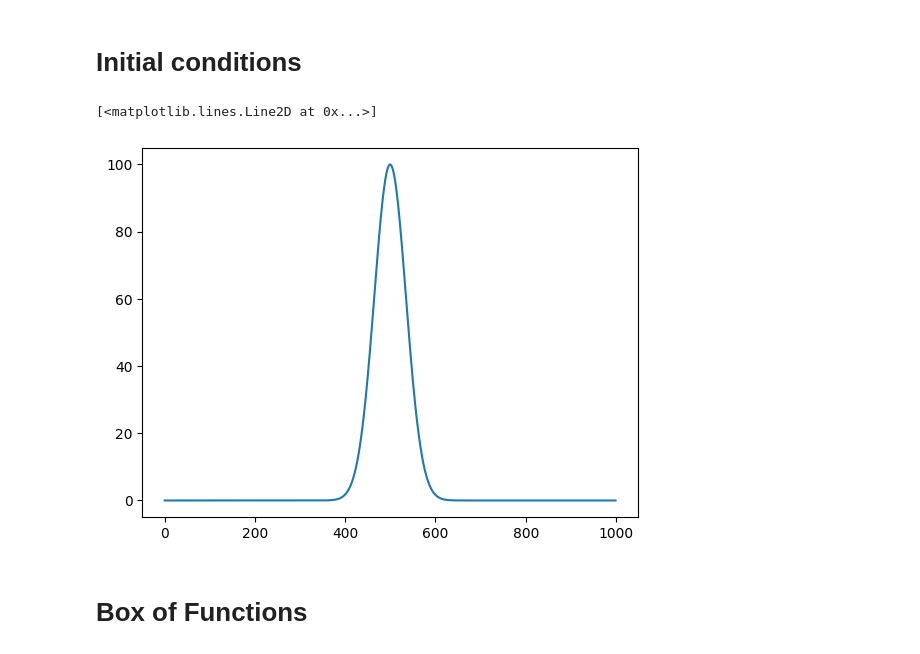
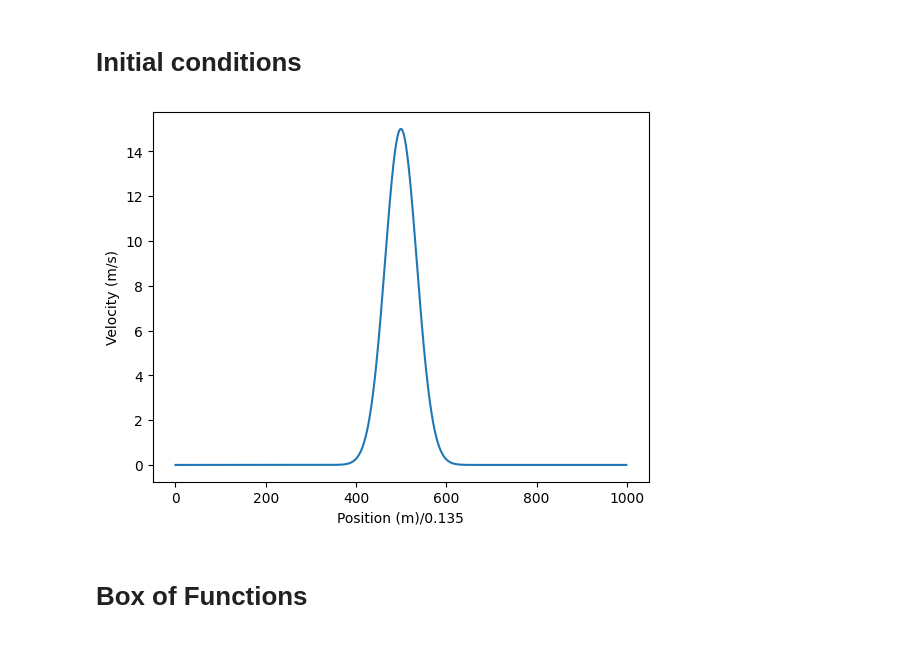
Before and after one commit to brunners23/PHYS-3120-Busting-Tank, a Jupyter notebook: MolassesTank.ipynb, the cells around one changed output. Cells and saved outputs as stored; diff of their text form; code cells hidden in the pictures.

Commit message:
feat: Add final code, include graphics

```diff
--- a/MolassesTank.ipynb
+++ b/MolassesTank.ipynb
@@ -12,41 +12,43 @@ AirTemp= 277.55 # Air temperature in Kelvin
 EndDistance= 135 # End distance in meters
 TankRadi= 13.5 # Tank radius in meters
 TankHeight= 15 # Tank height in meters
-StartingVelMol= 100 #change this to velocity we are using
+StartingVelMol= 15 #change this to velocity we are using
 density = 1415 # Density in kg/m^3
 # %% [markdown]
 # Initial conditions
 # %%
 # Spatial variables
 N=1000 # Number of spatial steps
 a=EndDistance/(N-1) # Size of a spatial node
 indexToPos = np.arange(0,EndDistance+a,a) #Converts a 0-based index to a position in meters
 def posToIndex(i): #Converts a position in meters to a 0-based index
     return int(np.floor(i/a))
 
 # Temporal variables
 
 h=0.01 # Time step in seconds
 
 # Tracking position
 hasMolasses = np.zeros(N,dtype=bool) # contains true if there is molasses at a given
                                      # point, false otherwise
 hasMolasses[0] = True # Initially, there is only molasses at the hole
 
 # Viscosity equation
 visc = np.zeros(N, dtype=np.float64)
 
 # Make a gaussian function for testing
 def g(x):
     return StartingVelMol * np.exp(-((x-EndDistance/2)**2/(EndDistance/3)))
 
 # Velocity equation
 vel = np.zeros(N, dtype=np.float64)
 vel = np.vectorize(g)(indexToPos)
 plt.plot(vel)
+plt.xlabel("Position (m)/0.135")
+plt.ylabel("Velocity (m/s)")
+plt.savefig("InitialVelocity.png")
 # %% [output]
-[<matplotlib.lines.Line2D at 0x...>]
-[figure, old version]
+[figure, new version]
 # %% [markdown]
 # Box of Functions
 # %%
```
Also changed, not shown: parts of 2 cells of this notebook, 2 other files.
